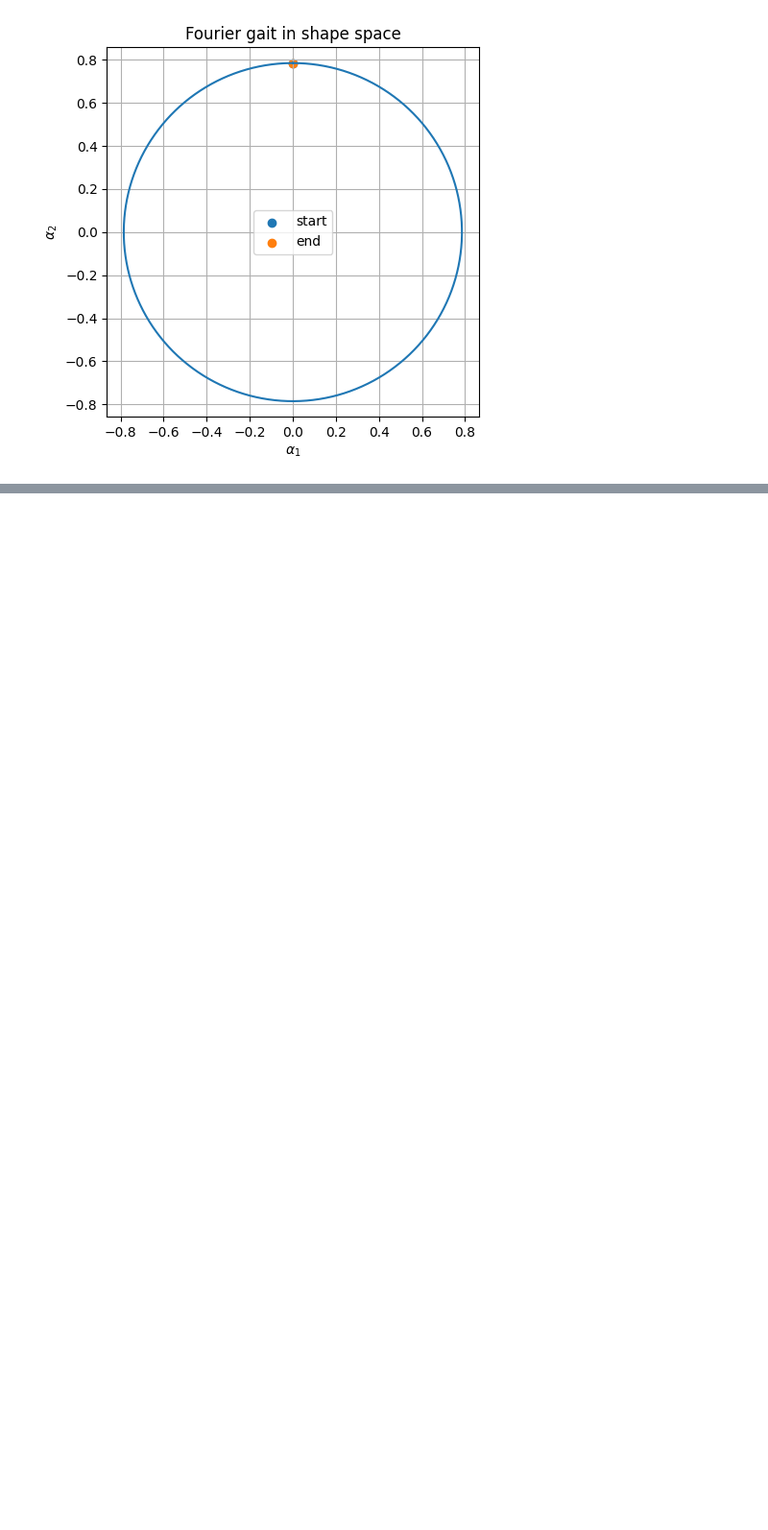
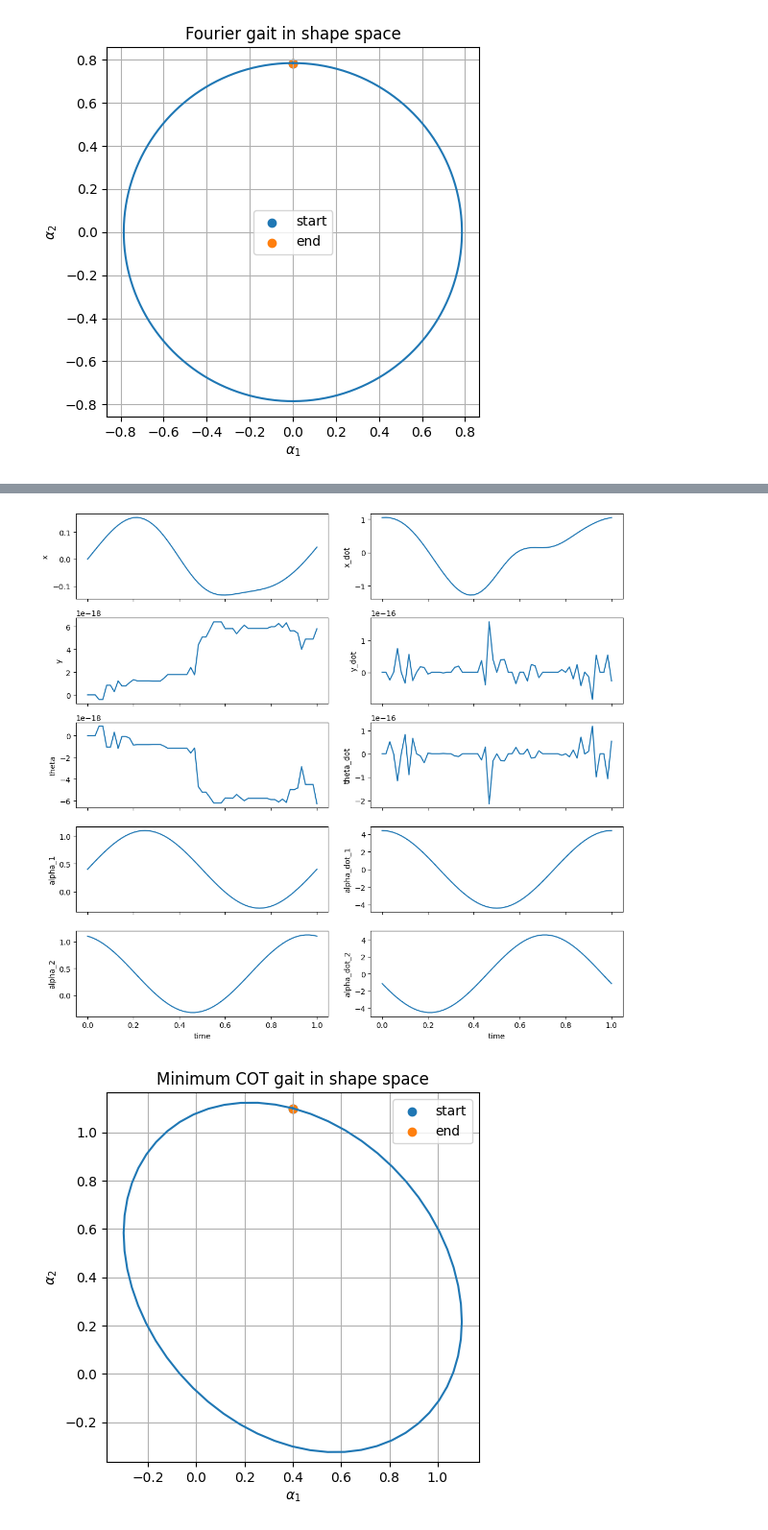
Before and after one commit to brvndon266/MAE_269_Bioinspired_Mobile_Robotics, a Jupyter notebook: HW4/HW4.ipynb, the cells around one changed output, grey strips where cells are left out. Shown at 96% size. Drawn from its saved outputs; the diff is of its cells as text; code cells hidden in the pictures; blank space fills up the shorter version.

```diff
--- a/HW4/HW4.ipynb
+++ b/HW4/HW4.ipynb
@@ -759,22 +757,12 @@ import numpy as np
 import matplotlib.pyplot as plt
 from scipy.optimize import minimize
 
-# =====================================================
-# Faster Minimum COT optimization
-# =====================================================
-
+# Minimum COT optimization
 dt = 1/60
 params_num = [1.0, 0.5, 1.0]   # [L, d, k]
 z0 = np.array([0.0, 0.0, 0.0])
 
-
-# =====================================================
 # Fourier gait with offsets
-# c = [alpha1_offset, alpha2_offset,
-#      alpha1_cos, alpha1_sin,
-#      alpha2_cos, alpha2_sin]
-# =====================================================
-
 def fourier_gait_with_offset(t_num, c, omega=2*np.pi):
     a10 = c[0]
     a20 = c[1]
@@ -792,12 +780,7 @@ def fourier_gait_with_offset(t_num, c, omega=2*np.pi):
 
     return alpha1, alpha2, alpha1_dot, alpha2_dot
 
-
-# =====================================================
 # Swimmer dynamics
-# Requires A_tilde_lambda from your previous symbolic code
-# =====================================================
-
 def swimmer_dynamics_fourier_offset(t_num, z, c):
     x_num, y_num, theta_num = z
 
@@ -833,12 +816,8 @@ def swimmer_dynamics_fourier_offset(t_num, z, c):
 
     return pose_dot.flatten()
 
-
-# =====================================================
 # Fast Euler simulation over one gait cycle
-# =====================================================
-
-def simulate_one_cycle(c, dt=1/20):
+def simulate_one_cycle(c, dt=1/60):
     z = z0.copy()
 
     time_hist = np.arange(0.0, 1.0 + dt, dt)
@@ -895,13 +874,7 @@ def simulate_one_cycle(c, dt=1/20):
         "theta_dot": np.array(thetadot_hist),
     }
 
-
-# =====================================================
-# COT objective
-# effort proxy = integral(alpha1_dot^2 + alpha2_dot^2)
 # COT = effort / net forward distance
-# =====================================================
-
 def objective_min_COT(c):
     try:
         sim = simulate_one_cycle(c, dt=dt)
@@ -935,13 +908,7 @@ def objective_min_COT(c):
     except Exception:
         return 1e6
 
-
-# =====================================================
 # Initial guess
-# Best option: start from your max-forward optimized coefficients
-# Requires c_opt_forward from previous optimization
-# =====================================================
-
 try:
     c0_COT = c_opt_forward.copy()
 except NameError:
@@ -954,12 +921,7 @@ except NameError:
         0.0
     ], dtype=float)
 
-
-# =====================================================
 # Bounds
-# Smaller bounds help COT optimization finish faster
-# =====================================================
-
 bounds_COT = [
     (0.4, 0.9),      # alpha1 offset
     (0.4, 0.9),      # alpha2 offset
@@ -975,11 +937,7 @@ c0_COT = np.array([
     for i in range(len(c0_COT))
 ], dtype=float)
 
-
-# =====================================================
 # Run COT optimization
-# =====================================================
-
 result_COT = minimize(
     objective_min_COT,
     c0_COT,
@@ -987,7 +945,7 @@ result_COT = minimize(
     bounds=bounds_COT,
     options={
         "maxiter": 10,
-        "ftol": 1e-3,
+        "ftol": 1e-5,
         "disp": True
     }
 )
@@ -1000,11 +958,7 @@ print("Minimum COT:", result_COT.fun)
 print("Optimized COT coefficients:")
 print(c_opt_COT)
 
-
-# =====================================================
 # Simulate optimized COT gait
-# =====================================================
-
 sim_COT = simulate_one_cycle(c_opt_COT, dt=dt)
 
 time = sim_COT["time"]
@@ -1039,16 +993,7 @@ else:
     COT = effort / net_x
     print("Cost of Transport:", COT)
 
-print("max |alpha1|:", np.max(np.abs(alpha_1_sol)))
-print("max |alpha2|:", np.max(np.abs(alpha_2_sol)))
-print("min |alpha1|:", np.min(np.abs(alpha_1_sol)))
-print("min |alpha2|:", np.min(np.abs(alpha_2_sol)))
-
-
-# =====================================================
 # Plot states and velocities
-# =====================================================
-
 fig = plt.figure(4, figsize=(11, 10))
 fig.clf()
 ax = fig.subplots(5, 2, sharex=True)
@@ -1087,11 +1032,7 @@ ax[4][1].set_xlabel('time')
 
 plt.tight_layout()
 
-
-# =====================================================
 # Shape-space plot
-# =====================================================
-
 plt.figure(5, figsize=(5, 5))
 plt.plot(alpha_1_sol, alpha_2_sol)
 plt.scatter(alpha_1_sol[0], alpha_2_sol[0], label='start')
@@ -1103,11 +1044,7 @@ plt.grid(True)
 plt.axis('equal')
 plt.legend()
 
-
-# =====================================================
 # XY trajectory plot
-# =====================================================
-
 plt.figure(6, figsize=(6, 4))
 plt.plot(x_sol, y_sol)
 plt.scatter(x_sol[0], y_sol[0], label='start')
@@ -1120,3 +1057,4 @@ plt.axis('equal')
 plt.legend()
 
 plt.show()
+# %% [output]
@@ -1122,0 +1076,2 @@ plt.show()
+[figure, added]
+[figure, added]
```
Also changed, not shown: parts of 3 cells of this notebook, 1 other file.
